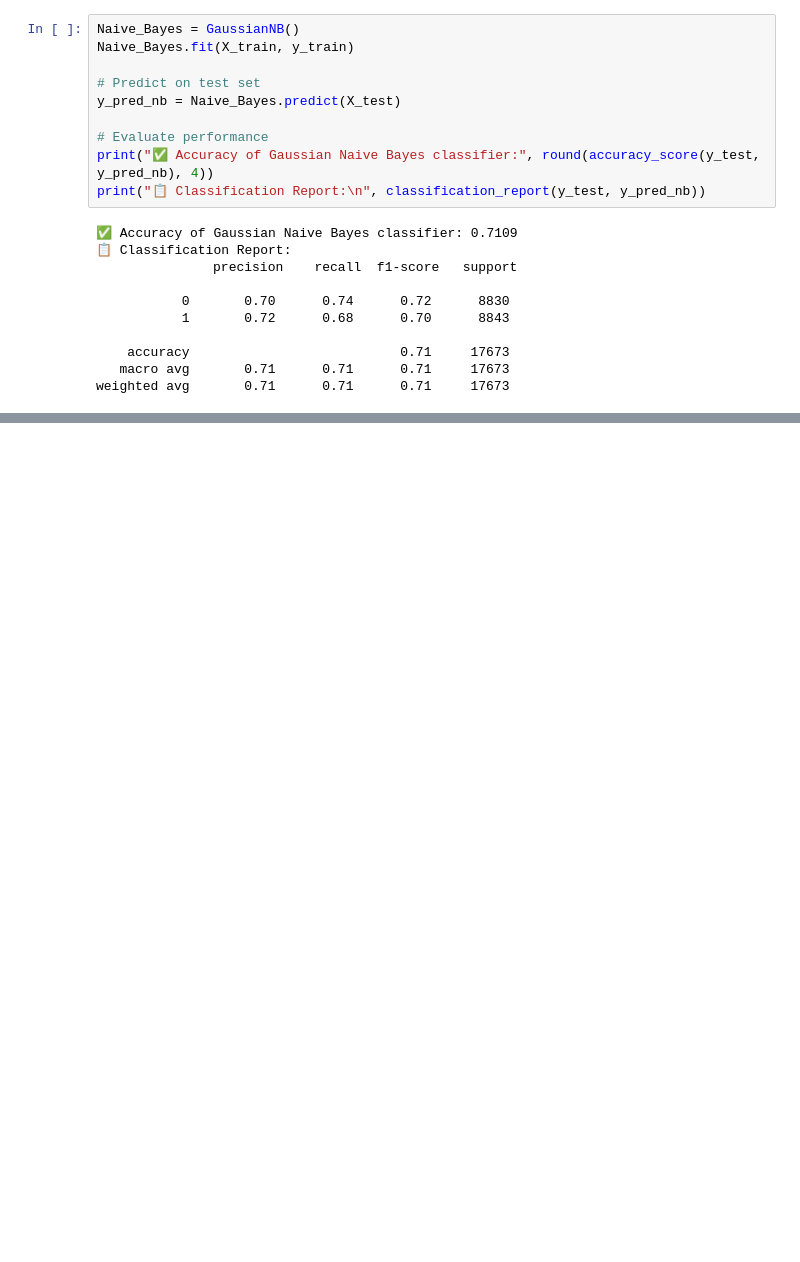
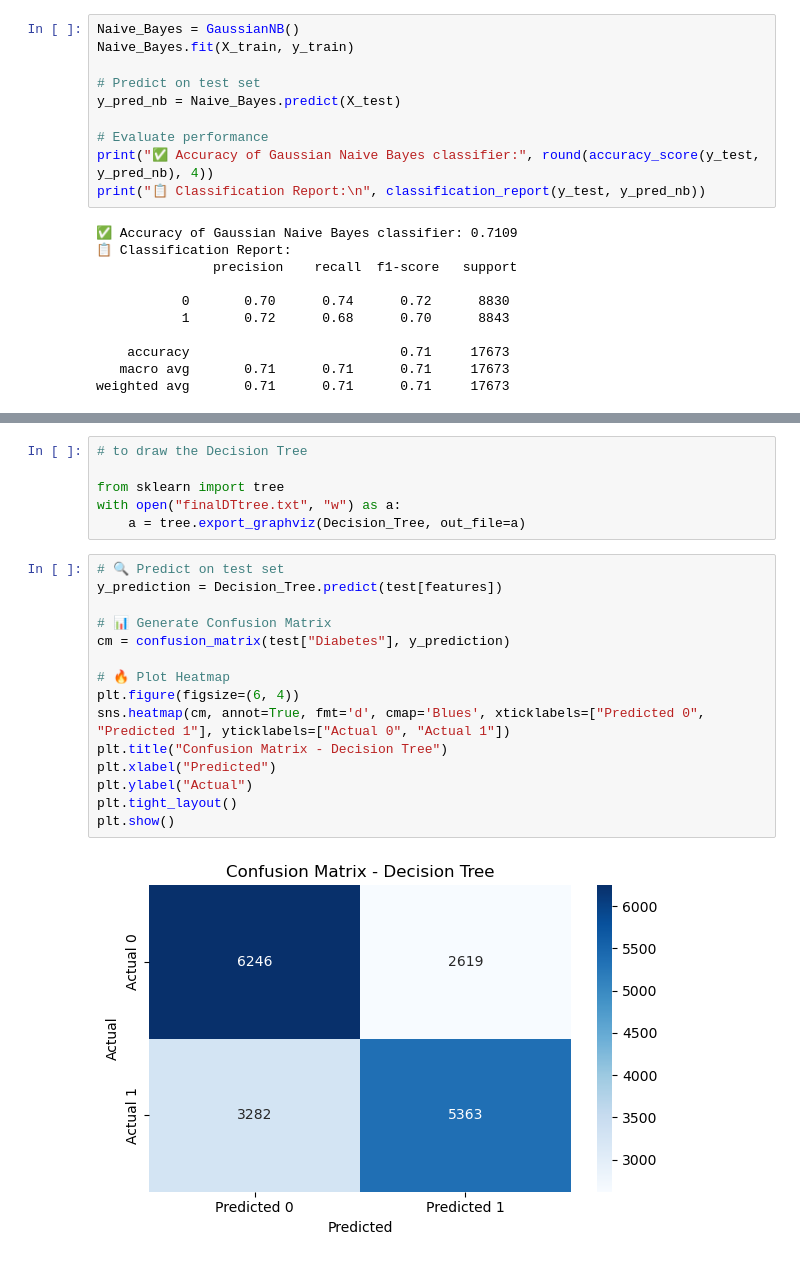
Before and after one commit to anshuanand22/Diabetes-Health-Indicator, a Jupyter notebook: Diabetes-Health-Indicator.ipynb, the cells around one changed output, grey strips where cells are left out. Saved outputs shown, nothing was run; the diff lists cells and outputs as text; blank space fills up the shorter version.

```diff
--- a/Diabetes-Health-Indicator.ipynb
+++ b/Diabetes-Health-Indicator.ipynb
@@ -678,0 +716,23 @@ weighted avg       0.71      0.71      0.71     17673
+# %%
+# to draw the Decision Tree
+
+from sklearn import tree
+with open("finalDTtree.txt", "w") as a:
+    a = tree.export_graphviz(Decision_Tree, out_file=a)
+# %%
+# 🔍 Predict on test set
+y_prediction = Decision_Tree.predict(test[features])
+
+# 📊 Generate Confusion Matrix
+cm = confusion_matrix(test["Diabetes"], y_prediction)
+
+# 🔥 Plot Heatmap
+plt.figure(figsize=(6, 4))
+sns.heatmap(cm, annot=True, fmt='d', cmap='Blues', xticklabels=["Predicted 0", "Predicted 1"], yticklabels=["Actual 0", "Actual 1"])
+plt.title("Confusion Matrix - Decision Tree")
+plt.xlabel("Predicted")
+plt.ylabel("Actual")
+plt.tight_layout()
+plt.show()
+# %% [output]
+[figure, added]
```
Also changed, not shown: parts of 23 cells of this notebook.
